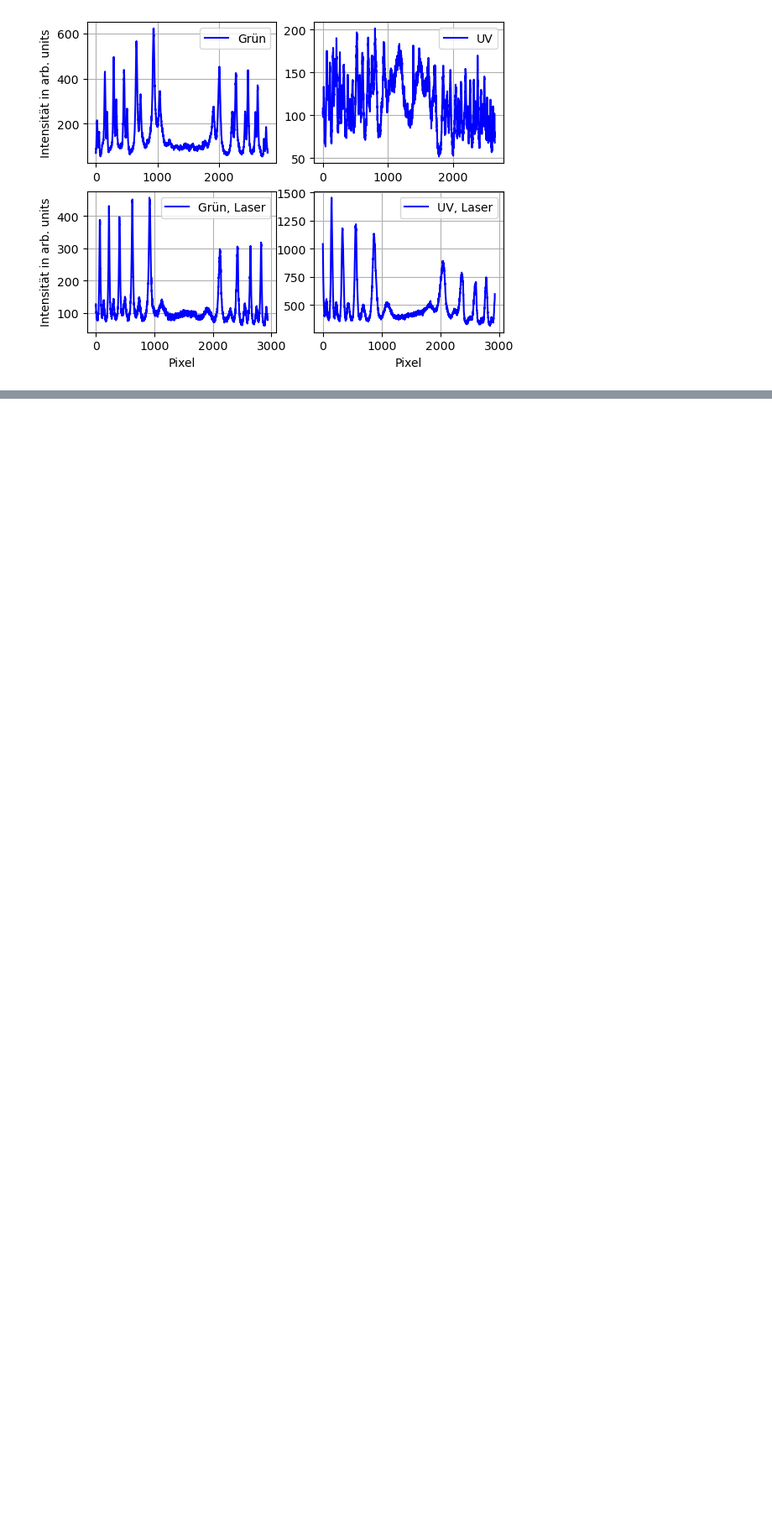
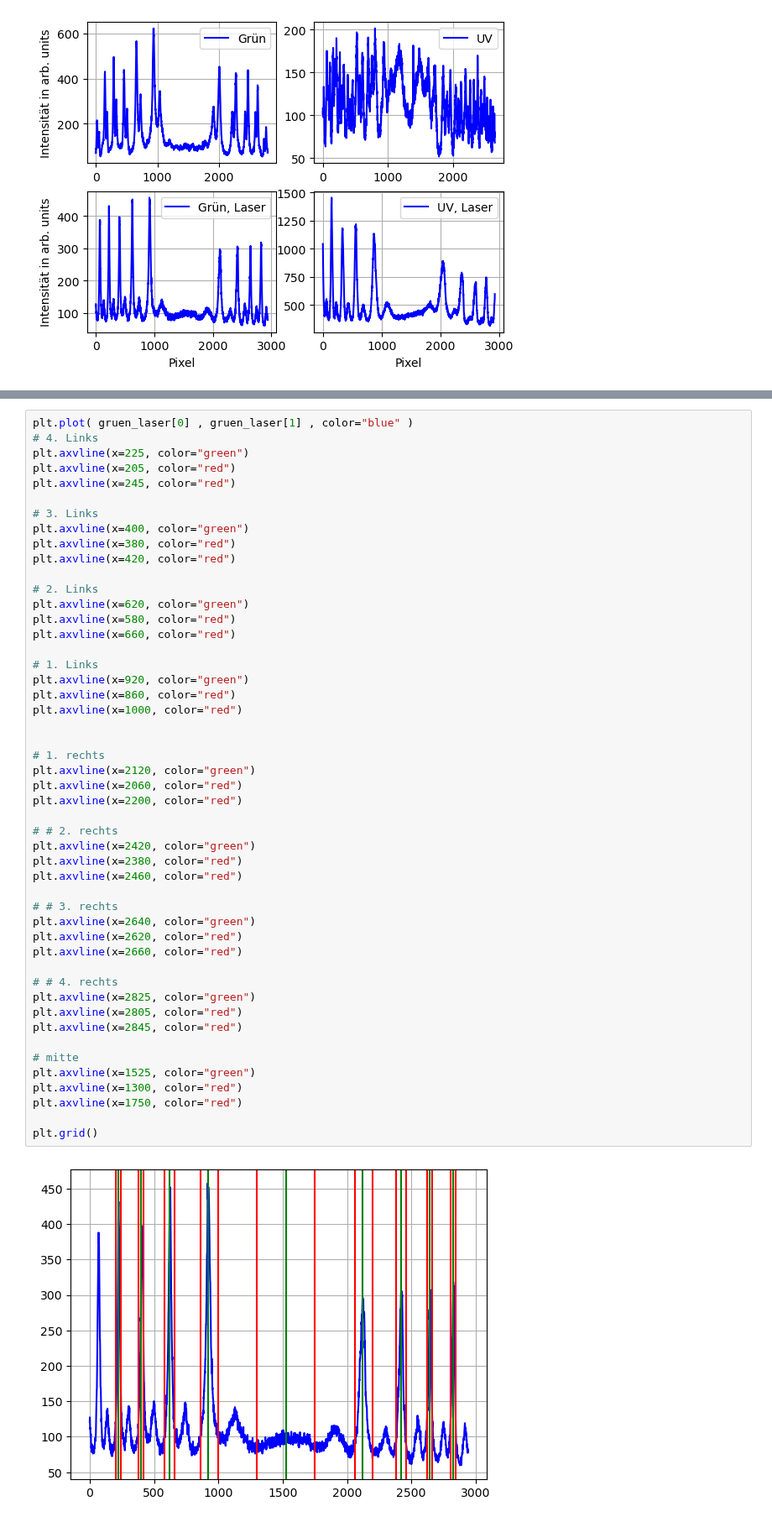
Before and after one commit to MRNock04/P3, a Jupyter notebook: Hyperfeinstruktur/Auswertung.ipynb, the cells around one changed output, grey strips where cells are left out. Shown at 84% size. Saved outputs shown, nothing was run; the diff lists cells and outputs as text; blank space fills up the shorter version.

```diff
--- a/Hyperfeinstruktur/Auswertung.ipynb
+++ b/Hyperfeinstruktur/Auswertung.ipynb
@@ -34,0 +60,51 @@ for i in range(2):
+# %%
+plt.plot( gruen_laser[0] , gruen_laser[1] , color="blue" )
+# 4. Links
+plt.axvline(x=225, color="green")
+plt.axvline(x=205, color="red")
+plt.axvline(x=245, color="red")
+
+# 3. Links
+plt.axvline(x=400, color="green")
+plt.axvline(x=380, color="red")
+plt.axvline(x=420, color="red")
+
+# 2. Links
+plt.axvline(x=620, color="green")
+plt.axvline(x=580, color="red")
+plt.axvline(x=660, color="red")
+
+# 1. Links
+plt.axvline(x=920, color="green")
+plt.axvline(x=860, color="red")
+plt.axvline(x=1000, color="red")
+
+
+# 1. rechts
+plt.axvline(x=2120, color="green")
+plt.axvline(x=2060, color="red")
+plt.axvline(x=2200, color="red")
+
+# # 2. rechts
+plt.axvline(x=2420, color="green")
+plt.axvline(x=2380, color="red")
+plt.axvline(x=2460, color="red")
+
+# # 3. rechts
+plt.axvline(x=2640, color="green")
+plt.axvline(x=2620, color="red")
+plt.axvline(x=2660, color="red")
+
+# # 4. rechts
+plt.axvline(x=2825, color="green")
+plt.axvline(x=2805, color="red")
+plt.axvline(x=2845, color="red")
+
+# mitte
+plt.axvline(x=1525, color="green")
+plt.axvline(x=1300, color="red")
+plt.axvline(x=1750, color="red")
+
+plt.grid()
+# %% [output]
+[figure, added]
```
Also changed, not shown: parts of 22 cells of this notebook.
